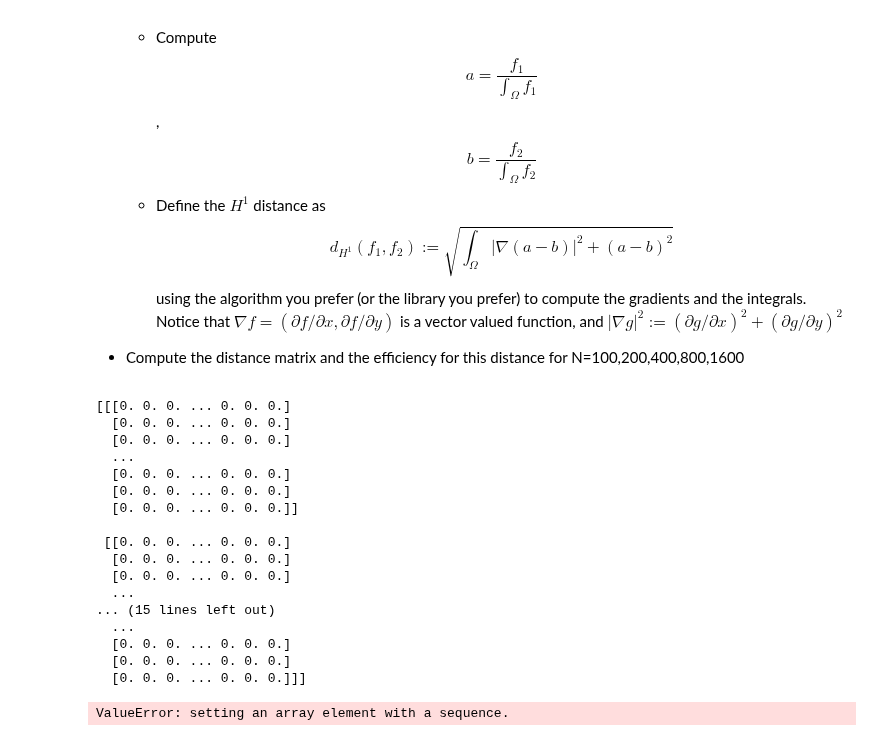
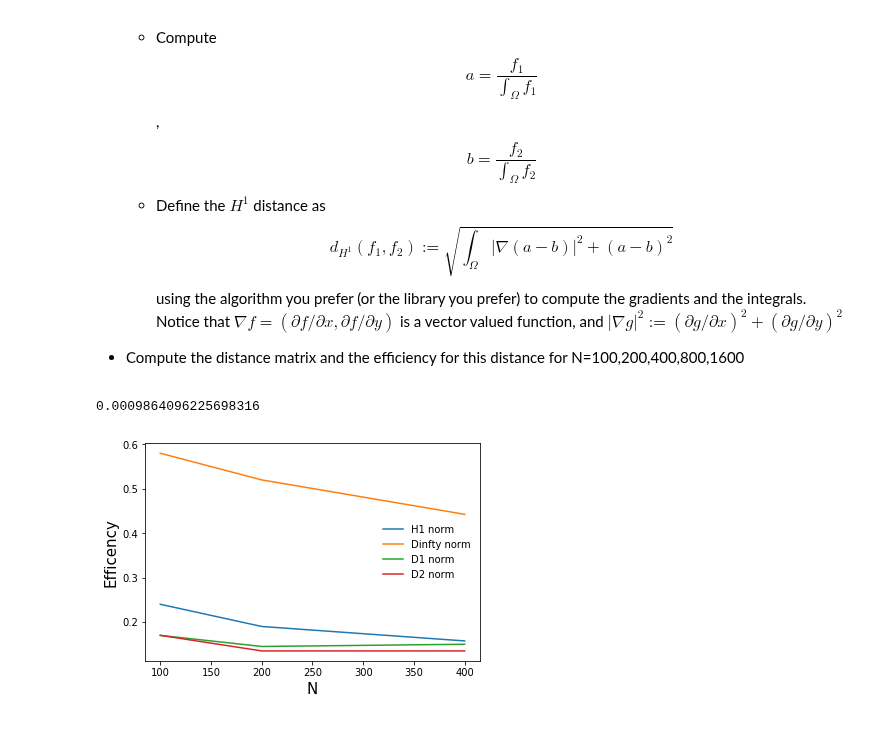
Before and after one commit to asaleh33/P1.4_project, a Jupyter notebook: updated/final_project_2018-2019.ipynb, the cells around one changed output. Saved outputs shown, nothing was run; the diff lists cells and outputs as text; code cells hidden in the pictures.

```diff
--- a/updated/final_project_2018-2019.ipynb
+++ b/updated/final_project_2018-2019.ipynb
@@ -353,48 +353,34 @@ $|\nabla g|^2 := (\partial g/\partial x)^2 + (\partial g/\partial y)^2$
 - Compute the distance matrix and the efficiency for this distance for N=100,200,400,800,1600
 # %%
 from scipy.integrate import simps
+NSize = np.array([100,200,400])
 
 def d_H1(f1,f2):
     x = np.arange(img_rows)
     y = np.arange(img_cols)
 
     intgral_omega_f1 = simps(simps(f1, y), x)
     intgral_omega_f2 = simps(simps(f2, y), x)
 
     a = f1/intgral_omega_f1
     b = f2/intgral_omega_f2
 
-    grad_ab_sqr = np.array((np.gradient(a-b)))
-    print(grad_ab_sqr)
-    ab_sqr = (a-b)**2
+    grad_ab = np.gradient((a-b))
+    #print(grad_ab)
+    grad_ab_sqr = (grad_ab[0] + grad_ab[1])**2
+    return np.square(simps(simps(grad_ab_sqr +  (a-b)**2, y), x))
 
-    return simps(simps(grad_ab_sqr +  ab_sqr, y), x)
+d_H1_eff = [efficiency(N, distmatrix(N, d_H1, x_train), y_train) for N in NSize]
 
-
-
-print(d_H1(x_train[10], x_train[11]))
-
-
-
-NSize = np.array([100,200,400])
-
-d_H1_err = [efficiency(N, distmatrix(N, d_H1, x_train), y_train) for N in NSize]
+# get plot
+plot(NSize, d_H1_eff, label = 'H1 norm')
+plot(NSize, Dinfty_matrix_eff[0:-1], label = 'Dinfty norm')
+plot(NSize, D1_matrix_eff[0:-1], label = 'D1 norm')
+plot(NSize, D2_matrix_eff[0:-1], label = 'D2 norm')
+legend(loc="best", prop={'size':10}, frameon=False)
+xlabel('N', fontsize=15)
+ylabel('Efficency', fontsize=15)
+show()
 # %% [output]
-[[[0. 0. 0. ... 0. 0. 0.]
-  [0. 0. 0. ... 0. 0. 0.]
-  [0. 0. 0. ... 0. 0. 0.]
-  ...
-  [0. 0. 0. ... 0. 0. 0.]
-  [0. 0. 0. ... 0. 0. 0.]
-  [0. 0. 0. ... 0. 0. 0.]]
-
- [[0. 0. 0. ... 0. 0. 0.]
-  [0. 0. 0. ... 0. 0. 0.]
-  [0. 0. 0. ... 0. 0. 0.]
-  ...
-... (15 lines left out)
-  ...
-  [0. 0. 0. ... 0. 0. 0.]
-  [0. 0. 0. ... 0. 0. 0.]
-  [0. 0. 0. ... 0. 0. 0.]]]
+0.0009864096225698316
-ValueError: setting an array element with a sequence.
+[figure, added]
```
Also changed, not shown: parts of 1 cell of this notebook, 1 other file.
